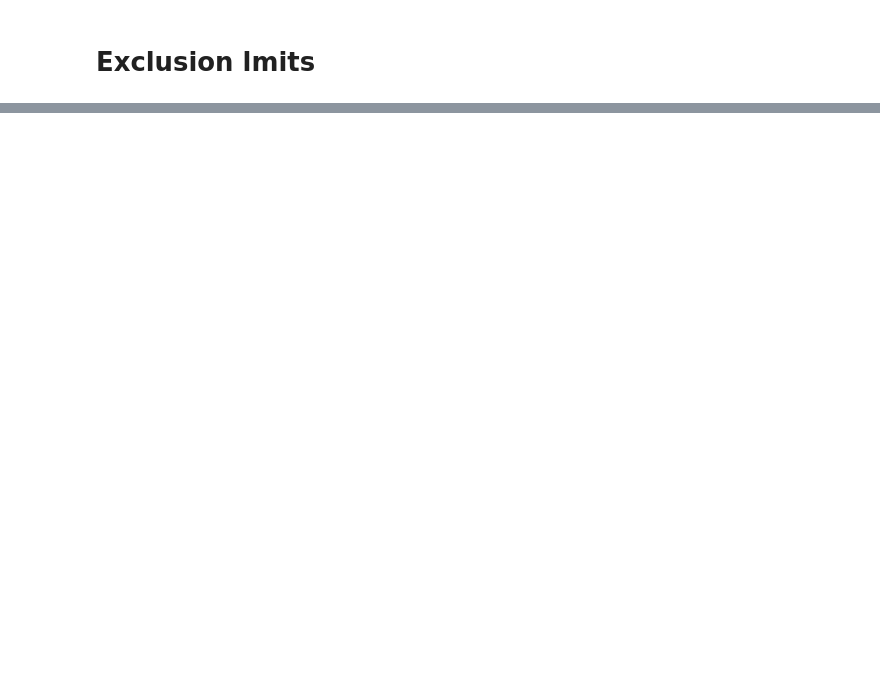
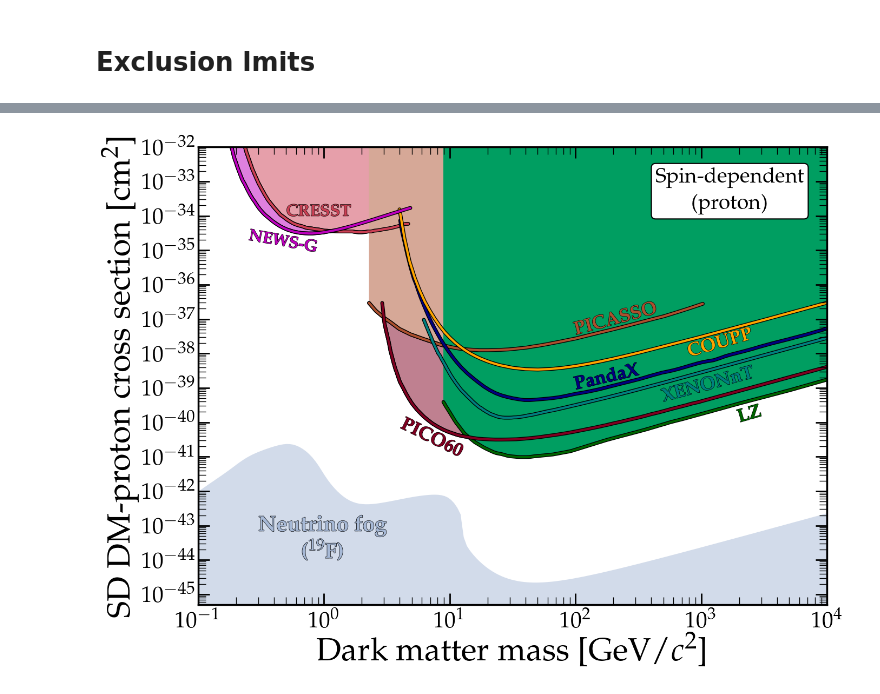
Before and after one commit to cajohare/DirectDetectionPlots, a Jupyter notebook: notebooks/DM-Nucleon.ipynb, the cells around one changed output, grey strips where cells are left out. Cells and saved outputs as stored; diff of their text form; code cells hidden in the pictures; blank space fills up the shorter version.

```diff
--- a/notebooks/DM-Nucleon.ipynb
+++ b/notebooks/DM-Nucleon.ipynb
@@ -67,0 +68,58 @@ MySaveFig(fig,'Nucleon_SI')
+# %%
+from numpy import *
+import matplotlib
+import matplotlib.pyplot as plt
+import matplotlib.patheffects as pe
+from PlotFuncs import *
+
+plt.style.use('sty.mplstyle')
+
+fig, ax = plt.subplots()
+
+fpath = '../data/limits/Nucleon/SDp/'
+
+rot_45 = 16
+
+# Plot limits
+PlotBound(ax,fpath+'LZ_2024.txt',edgecolor='darkgreen',textcolor='darkgreen',facecolor=[0.0, 0.62, 0.38],label=r'{\bf LZ}',rotation=rot_45,label_pos=[2000,1.0e-40])
+PlotBound(ax,fpath+'PICASSO.txt',edgecolor='#ad512f',textcolor='#ad512f',facealpha=0,label=r'{\bf PICASSO}',rotation=rot_45-1,label_pos=[100,0.35e-37])
+PlotBound(ax,fpath+'PICASSO.txt',edgecolor='#ad512f',textcolor='#ad512f',facecolor=col_alpha('#ad512f',0.5),zorder=-10)
+PlotBound(ax,fpath+'PICO60.txt',edgecolor=[0.5, 0.0, 0.13],textcolor=[0.5, 0.0, 0.13],facealpha=0,label=r'{\bf PICO60}',rotation=-26,label_pos=[4,0.7e-40])
+PlotBound(ax,fpath+'PICO60.txt',edgecolor=[0.5, 0.0, 0.13],textcolor=[0.5, 0.0, 0.13],facecolor=col_alpha([0.5, 0.0, 0.13],0.5),zorder=-11)
+PlotBound(ax,fpath+'CRESST.txt',edgecolor=[0.8, 0.25, 0.33],textcolor=[0.8, 0.25, 0.33],facealpha=0,label=r'{\bf CRESST}',rotation=0,label_pos=[0.5,0.1e-33],fontsize=22)
+PlotBound(ax,fpath+'CRESST.txt',edgecolor=[0.8, 0.25, 0.33],textcolor=[0.8, 0.25, 0.33],facecolor=col_alpha([0.8, 0.25, 0.33],0.5),zorder=-11)
+PlotBound(ax,fpath+'XENONnT.txt',edgecolor='teal',textcolor='teal',facealpha=0,label=r'{\bf XENONnT}',rotation=rot_45-1,label_pos=[500,4e-40])
+PlotBound(ax,fpath+'PandaX.txt',edgecolor='navy',textcolor='navy',facealpha=0,label=r'{\bf PandaX}',rotation=rot_45-3,label_pos=[100,9.0e-40])
+PlotBound(ax,fpath+'COUPP.txt',edgecolor='orange',textcolor='orange',facealpha=0,label=r'{\bf COUPP}',rotation=rot_45,label_pos=[800,8e-39])
+PlotBound(ax,fpath+'NEWS-G.txt',edgecolor='m',textcolor='m',facealpha=0,label=r'{\bf NEWS-G}',rotation=-10,label_pos=[0.25,0.2e-34],fontsize=22)
+PlotBound(ax,fpath+'NEWS-G.txt',edgecolor='m',textcolor='m',facecolor=col_alpha('m',0.5),zorder=-12)
+
+# PlotBound(ax,fpath+'ATLAS.txt',edgecolor='crimson',textcolor='crimson',facealpha=0,lw=2,linestyle='--',label='ATLAS',rotation=rot_45,label_pos=[300,1e-45],zorder=-10)
+# PlotBound(ax,fpath+'IceCube-tt.txt',edgecolor='crimson',textcolor='crimson',facealpha=0,lw=2,linestyle='--',label='ATLAS',rotation=rot_45,label_pos=[300,1e-45],zorder=-10)
+# PlotBound(ax,fpath+'SuperK-tt.txt',edgecolor='crimson',textcolor='crimson',facealpha=0,lw=2,linestyle='--',label='ATLAS',rotation=rot_45,label_pos=[300,1e-45],zorder=-10)
+#PlotBound(ax,fpath+'AllLimits-2024.txt',edgecolor='gray',textcolor='gray',facecolor='gray')
+
+
+# neutrino fog
+PlotBound(ax,'../data/fog/Nucleon/SDp/nuFog_n2_F.txt',y2=0,label=r'\begin{center} {\bf Neutrino fog \linebreak ($^{19}$F)}\end{center}',label_pos=[0.3,7e-44],fontsize=29,rotation=0,facecolor='#a7b9d6',lw=0,textcolor='#a7b9d6',facealpha=0.5)
+
+# Finishing touches
+ax.set_yscale('log')
+ax.set_xscale('log')
+ax.set_xlim([0.1,1e4])
+ax.set_ylim([5e-46,1e-32])
+ax.set_xlabel('Dark matter mass [GeV/$c^2$]')
+ax.set_ylabel(r'SD DM-proton cross section [cm$^{2}$]')
+locmaj = matplotlib.ticker.LogLocator(base=10.0, subs=(1.0, ), numticks=50)
+locmin = matplotlib.ticker.LogLocator(base=10.0, subs=arange(2, 10)*.1,numticks=100)
+ax.yaxis.set_major_locator(locmaj)
+ax.yaxis.set_minor_locator(locmin)
+
+
+plt.gcf().text(0.78, 0.82, r'\begin{center}Spin-dependent \linebreak (proton)\end{center}',ha='center',color='black',multialignment='center',
+            bbox=dict(facecolor='w', linewidth=1.5,
+                        edgecolor='black', boxstyle='round,pad=0.2'))
+
+MySaveFig(fig,'Nucleon_SDp')
+# %% [output]
+[figure, added]
```
Also changed, not shown: parts of 3 cells of this notebook, 37 other files.
